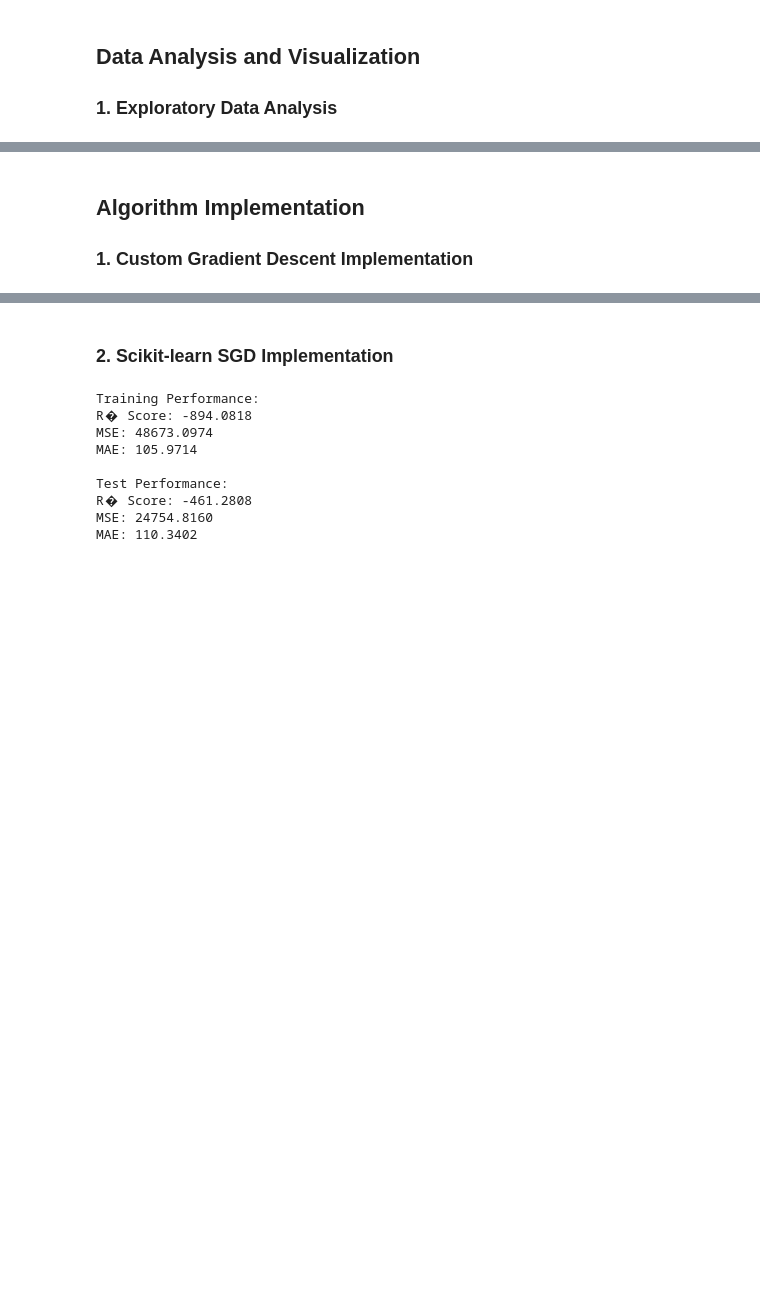
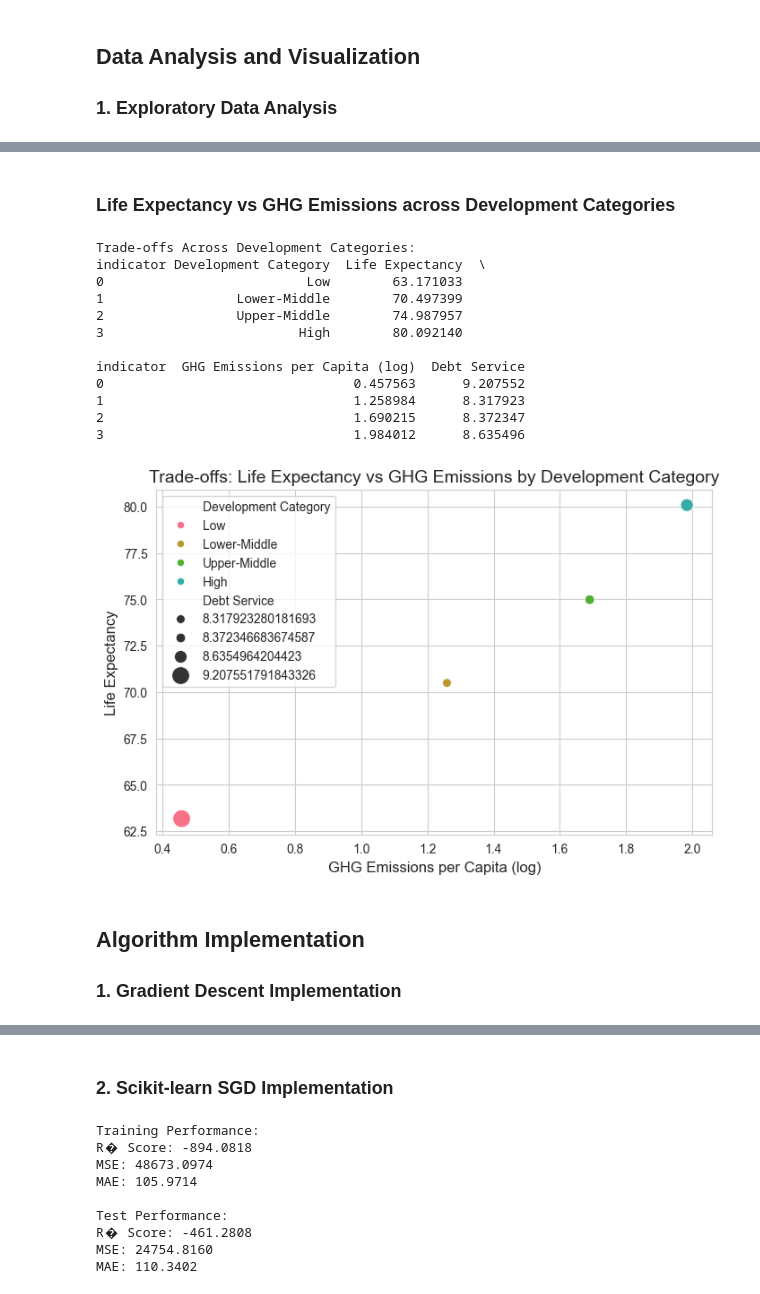
Before and after one commit to harryt50/INDE577_WDI, a Jupyter notebook: supervised learning/gradient_descent/gradient_descent_notebook.ipynb, the cells around one changed output, grey strips where cells are left out. Drawn from its saved outputs; the diff is of its cells as text; code cells hidden in the pictures; blank space fills up the shorter version.

```diff
--- a/supervised learning/gradient_descent/gradient_descent_notebook.ipynb
+++ b/supervised learning/gradient_descent/gradient_descent_notebook.ipynb
@@ -313,7 +269,39 @@ plot_exploratory_analysis(df_processed)
+# %% [markdown]
+### Life Expectancy vs GHG Emissions across Development Categories
+# %%
+# Analyze trade-offs: Life Expectancy vs GHG Emissions across Development Categories
+tradeoffs = df_processed.groupby('Development Category').agg({
+    'Life Expectancy': 'mean',
+    'GHG Emissions per Capita (log)': 'mean',
+    'Debt Service': 'mean'
+}).reset_index()
+print("Trade-offs Across Development Categories:")
+print(tradeoffs)
+
+# Visualize trade-offs
+fig, ax = plt.subplots(figsize=(8, 5))
+sns.scatterplot(data=tradeoffs, x='GHG Emissions per Capita (log)', y='Life Expectancy',
+                size='Debt Service', hue='Development Category', sizes=(50, 200))
+plt.title('Trade-offs: Life Expectancy vs GHG Emissions by Development Category')
+plt.show()
+# %% [output]
+Trade-offs Across Development Categories:
+indicator Development Category  Life Expectancy  \
+0                          Low        63.171033
+1                 Lower-Middle        70.497399
+2                 Upper-Middle        74.987957
+3                         High        80.092140
+
+indicator  GHG Emissions per Capita (log)  Debt Service
+0                                0.457563      9.207552
+1                                1.258984      8.317923
+2                                1.690215      8.372347
+3                                1.984012      8.635496
+[figure, added]
 # %% [markdown]
 ## Algorithm Implementation
 
-### 1. Custom Gradient Descent Implementation
+### 1. Gradient Descent Implementation
 # %%
 class CustomGradientDescent:
     def __init__(self, learning_rate=0.01, max_iter=1000, tol=1e-6):
```
Also changed, not shown: parts of 9 cells of this notebook, 1 other file.
